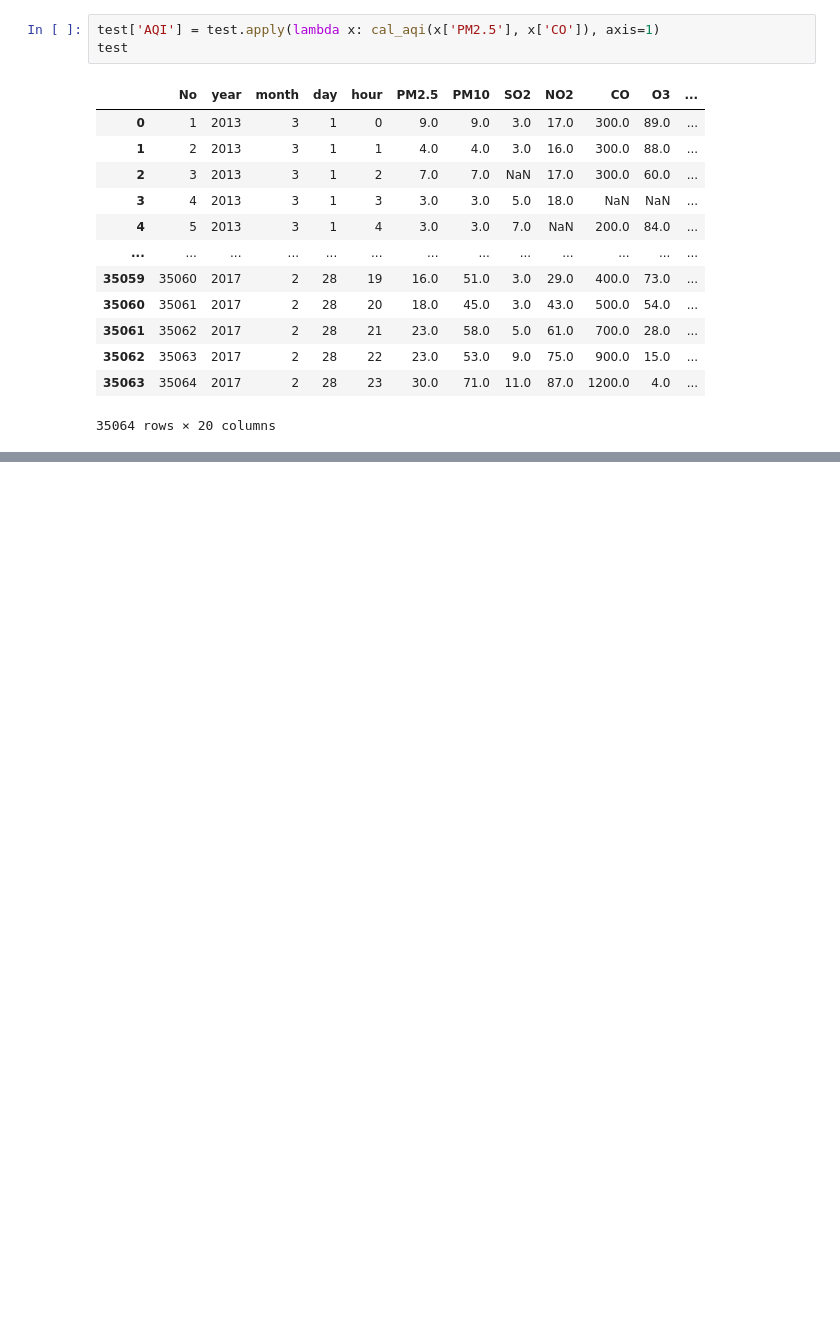
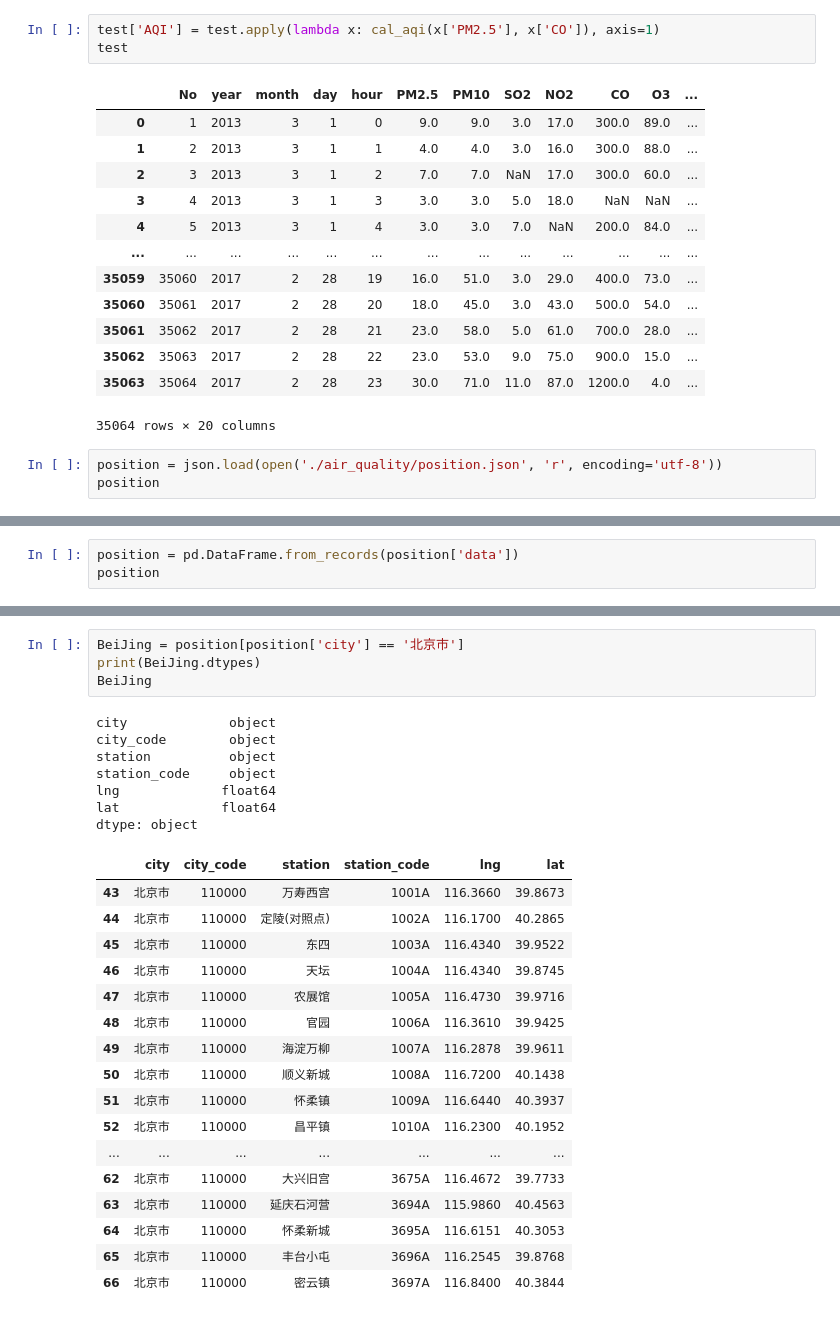
Before and after one commit to perthonBalans/SUSTC_Stat_217_Proj, a Jupyter notebook: CleanFunc.ipynb, the cells around one changed output, grey strips where cells are left out. Saved outputs shown, nothing was run; the diff lists cells and outputs as text; blank space fills up the shorter version.

```diff
--- a/CleanFunc.ipynb
+++ b/CleanFunc.ipynb
@@ -90,3 +91,6 @@ test
 | 35062 | 35063 | 2017 | 2 | 28 | 22 | 23.0 | 53.0 | 9.0 | 75.0 | 900.0 | 15.0 | ... |
 | 35063 | 35064 | 2017 | 2 | 28 | 23 | 30.0 | 71.0 | 11.0 | 87.0 | 1200.0 | 4.0 | ... |
 35064 rows × 20 columns
+# %%
+position = json.load(open('./air_quality/position.json', 'r', encoding='utf-8'))
+position
@@ -92,0 +115,3 @@ test
+# %%
+position = pd.DataFrame.from_records(position['data'])
+position
@@ -92,0 +132,29 @@ test
+# %%
+BeiJing = position[position['city'] == '北京市']
+print(BeiJing.dtypes)
+BeiJing
+# %% [output]
+city             object
+city_code        object
+station          object
+station_code     object
+lng             float64
+lat             float64
+dtype: object
+|  | city | city_code | station | station_code | lng | lat |
+| 43 | 北京市 | 110000 | 万寿西宫 | 1001A | 116.3660 | 39.8673 |
+| 44 | 北京市 | 110000 | 定陵(对照点) | 1002A | 116.1700 | 40.2865 |
+| 45 | 北京市 | 110000 | 东四 | 1003A | 116.4340 | 39.9522 |
+| 46 | 北京市 | 110000 | 天坛 | 1004A | 116.4340 | 39.8745 |
+| 47 | 北京市 | 110000 | 农展馆 | 1005A | 116.4730 | 39.9716 |
+| 48 | 北京市 | 110000 | 官园 | 1006A | 116.3610 | 39.9425 |
+| 49 | 北京市 | 110000 | 海淀万柳 | 1007A | 116.2878 | 39.9611 |
+| 50 | 北京市 | 110000 | 顺义新城 | 1008A | 116.7200 | 40.1438 |
+| 51 | 北京市 | 110000 | 怀柔镇 | 1009A | 116.6440 | 40.3937 |
+| 52 | 北京市 | 110000 | 昌平镇 | 1010A | 116.2300 | 40.1952 |
+| ... | ... | ... | ... | ... | ... | ... |
+| 62 | 北京市 | 110000 | 大兴旧宫 | 3675A | 116.4672 | 39.7733 |
+| 63 | 北京市 | 110000 | 延庆石河营 | 3694A | 115.9860 | 40.4563 |
+| 64 | 北京市 | 110000 | 怀柔新城 | 3695A | 116.6151 | 40.3053 |
+| 65 | 北京市 | 110000 | 丰台小屯 | 3696A | 116.2545 | 39.8768 |
+| 66 | 北京市 | 110000 | 密云镇 | 3697A | 116.8400 | 40.3844 |
```
Also changed, not shown: parts of 4 cells of this notebook, 1 other file.
